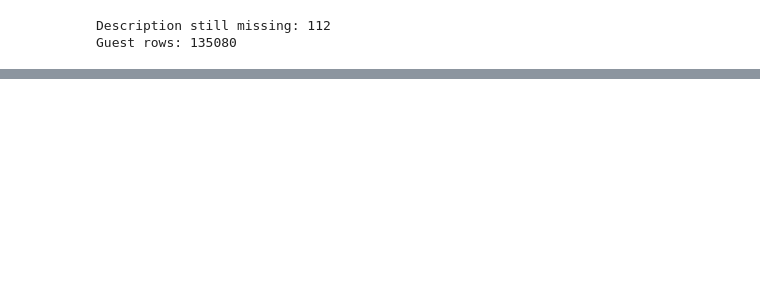
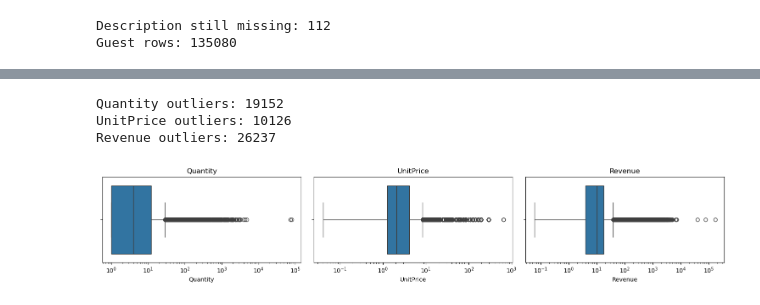
Before and after one commit to LuisRamirezv/DataVisComms-CA2, a Jupyter notebook: CA2.ipynb, the cells around one changed output, grey strips where cells are left out. Drawn from its saved outputs; the diff is of its cells as text; code cells hidden in the pictures; blank space fills up the shorter version.

Commit message:
adding more comments and handling outliers

```diff
--- a/CA2.ipynb
+++ b/CA2.ipynb
@@ -146,14 +149,17 @@ Guest rows: 135080
 # %%
 # 4. Flag invalid values.
-# Based on the information provided by the author, is important to flag some columns to keep the data set
+# Based on the information provided by the author, it is important to flag some columns to keep the dataset
 # as clean as possible.
 
-is_cancel  = df["InvoiceNo"].str.upper().str.startswith("C")
-neg_qty    = df["Quantity"] <= 0
-bad_price  = df["UnitPrice"] <= 0
-non_prod   = ~df["StockCode"].str.match(r"^\d{5}[A-Za-z]{0,2}$")
-dup        = df.duplicated(keep="first")
-unspec     = df["Country"].eq("Unspecified")
+# Explicit list of non-product codes, identified from the audit output.
+NON_PRODUCT = r"^(POST|DOT|M|C2|D|S|BANK CHARGES|AMAZONFEE|CRUK|PADS|B|gift_0001_\d+)$"
+
+is_cancel  = df["InvoiceNo"].str.upper().str.startswith("C") # All the invoices with C
+neg_qty    = df["Quantity"] <= 0 # ALl the negative quantities
+bad_price  = df["UnitPrice"] <= 0 # all the negative prices
+non_prod   = df["StockCode"].str.match(NON_PRODUCT, case=False)
+dup        = df.duplicated(keep="first") # The exact duplicates
+unspec     = df["Country"].eq("Unspecified") # The unspecified countries
 
 print("Cancelled (C):", is_cancel.sum())
 print("Quantity <= 0:", neg_qty.sum(), "| < 0:", (df["Quantity"] < 0).sum(), "| == 0:", (df["Quantity"] == 0).sum())
@@ -163,7 +169,7 @@ print("Exact duplicates:", dup.sum())
 print("Country Unspecified:", unspec.sum())
 print("C rows with positive qty (should be 0):", (is_cancel & (df['Quantity'] > 0)).sum())
 print("Negative qty, not cancelled:", (neg_qty & ~is_cancel).sum())
-
+print("\n")
 # See which StockCodes were classed as non-products
 print(df[non_prod].groupby("StockCode")["Description"]
         .agg(rows="size", example="first").sort_values("rows", ascending=False).head(20))
@@ -247,0 +286,25 @@ Duplicates left: 0
+# %%
+# Flagging outliers using the 3xIQR rule, and counting them.
+
+for col in ["Quantity", "UnitPrice", "Revenue"]:
+    q1, q3 = clean[col].quantile([.25, .75])
+    clean[col + "_outlier"] = clean[col] > q3 + 3 * (q3 - q1)
+    print(col, "outliers:", clean[col + "_outlier"].sum())
+
+# This Flag category is an outlier that it is more than 3xIQR above the third quartile (Q3), and it add
+# a True or False column, and no rows are deleted.
+# %% [output]
+Quantity outliers: 19152
+UnitPrice outliers: 10126
+Revenue outliers: 26237
+# %%
+# Boxplots (log scale because the data is very skewed)
+fig, axes = plt.subplots(1, 3, figsize=(15, 3))
+for ax, col in zip(axes, ["Quantity", "UnitPrice", "Revenue"]):
+    sns.boxplot(x=clean[col], ax=ax)
+    ax.set_xscale("log")
+    ax.set_title(col)
+plt.tight_layout()
+plt.show()
+# %% [output]
+[figure, added]
```
Also changed, not shown: parts of 17 cells of this notebook.
